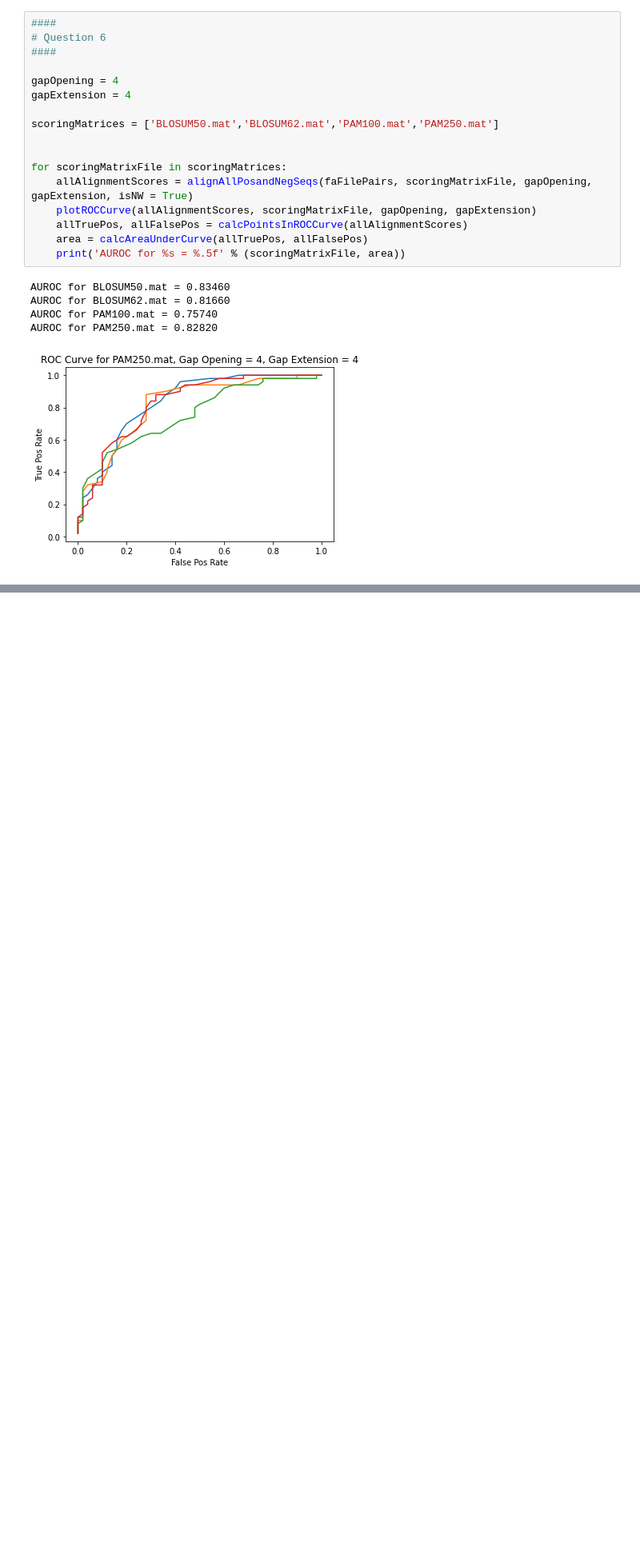
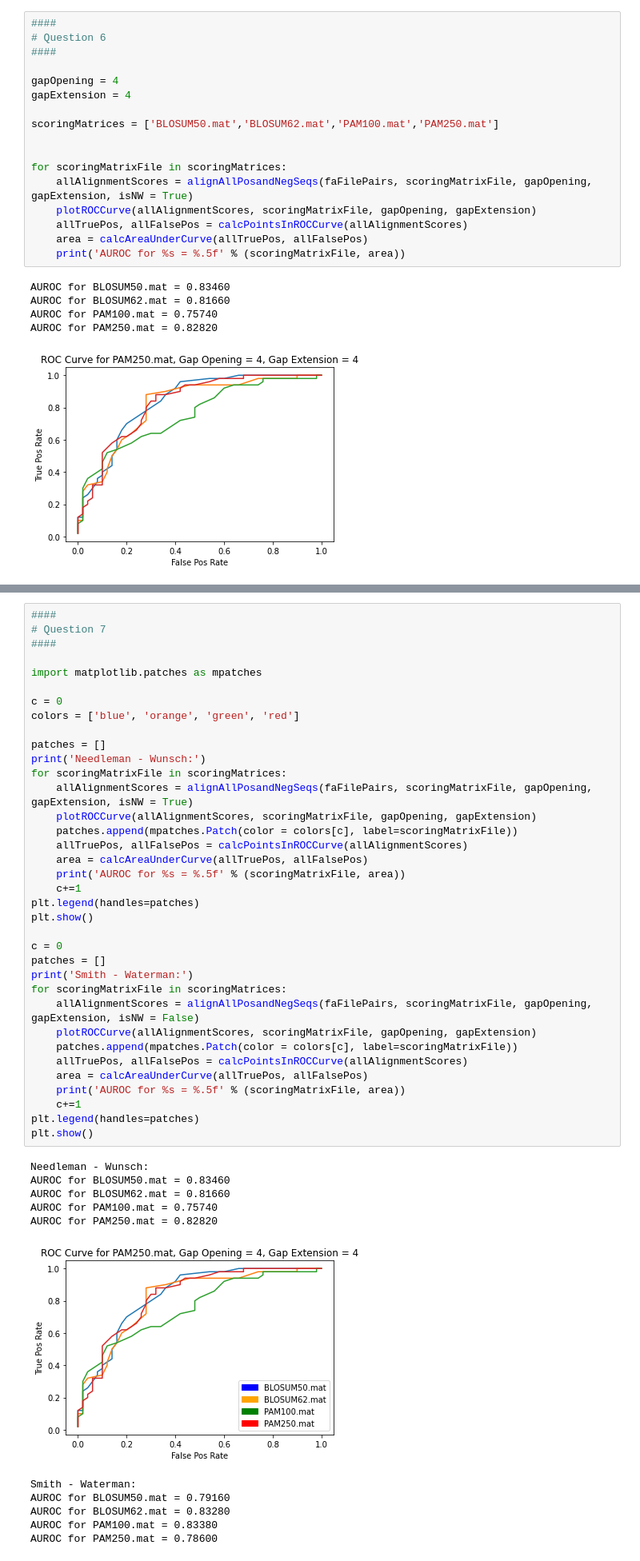
Before and after one commit to bendorr/Project1, a Jupyter notebook: align/Ben_Orr_BMI203_HW1.ipynb, the cells around one changed output, grey strips where cells are left out. Shown: that part at 80% size. Drawn from its saved outputs; the diff is of its cells as text; blank space fills up the shorter version.

Commit message:
finished questions. Now to add docstrings

```diff
--- a/align/Ben_Orr_BMI203_HW1.ipynb
+++ b/align/Ben_Orr_BMI203_HW1.ipynb
@@ -350,3 +357,51 @@ AUROC for BLOSUM62.mat = 0.81660
 AUROC for PAM100.mat = 0.75740
 [figure]
 AUROC for PAM250.mat = 0.82820
+# %%
+####
+# Question 7
+####
+
+import matplotlib.patches as mpatches
+
+c = 0
+colors = ['blue', 'orange', 'green', 'red']
+
+patches = []
+print('Needleman - Wunsch:')
+for scoringMatrixFile in scoringMatrices:
+    allAlignmentScores = alignAllPosandNegSeqs(faFilePairs, scoringMatrixFile, gapOpening, gapExtension, isNW = True)
+    plotROCCurve(allAlignmentScores, scoringMatrixFile, gapOpening, gapExtension)
+    patches.append(mpatches.Patch(color = colors[c], label=scoringMatrixFile))
+    allTruePos, allFalsePos = calcPointsInROCCurve(allAlignmentScores)
+    area = calcAreaUnderCurve(allTruePos, allFalsePos)
+    print('AUROC for %s = %.5f' % (scoringMatrixFile, area))
+    c+=1
+plt.legend(handles=patches)
+plt.show()
+
+c = 0
+patches = []
+print('Smith - Waterman:')
+for scoringMatrixFile in scoringMatrices:
+    allAlignmentScores = alignAllPosandNegSeqs(faFilePairs, scoringMatrixFile, gapOpening, gapExtension, isNW = False)
+    plotROCCurve(allAlignmentScores, scoringMatrixFile, gapOpening, gapExtension)
+    patches.append(mpatches.Patch(color = colors[c], label=scoringMatrixFile))
+    allTruePos, allFalsePos = calcPointsInROCCurve(allAlignmentScores)
+    area = calcAreaUnderCurve(allTruePos, allFalsePos)
+    print('AUROC for %s = %.5f' % (scoringMatrixFile, area))
+    c+=1
+plt.legend(handles=patches)
+plt.show()
+# %% [output]
+Needleman - Wunsch:
+AUROC for BLOSUM50.mat = 0.83460
+AUROC for BLOSUM62.mat = 0.81660
+AUROC for PAM100.mat = 0.75740
+AUROC for PAM250.mat = 0.82820
+[figure, added]
+Smith - Waterman:
+AUROC for BLOSUM50.mat = 0.79160
+AUROC for BLOSUM62.mat = 0.83280
+AUROC for PAM100.mat = 0.83380
+AUROC for PAM250.mat = 0.78600
```
Also changed, not shown: parts of 6 cells of this notebook.
